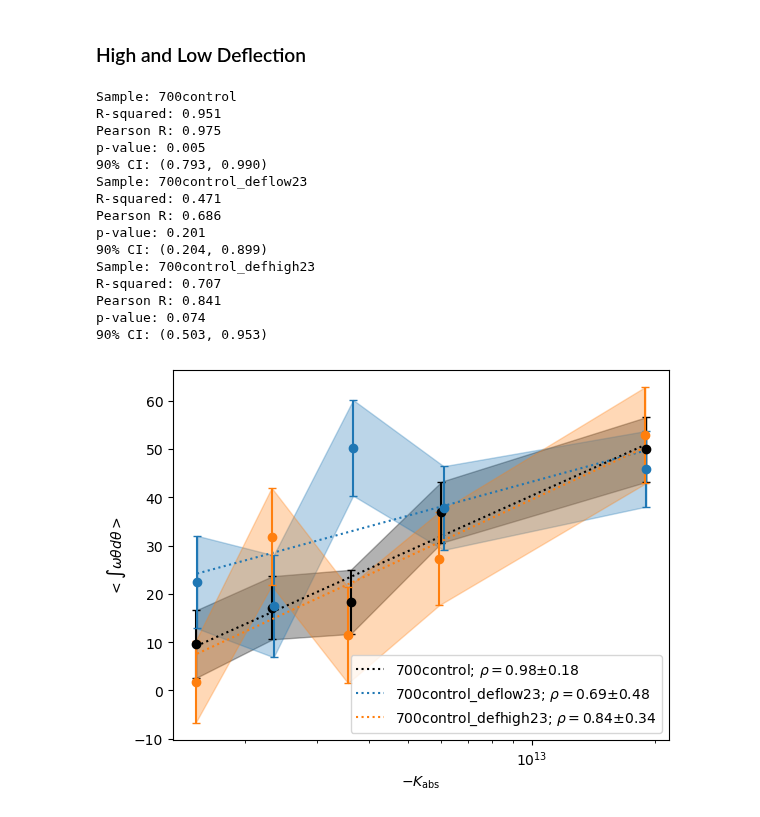
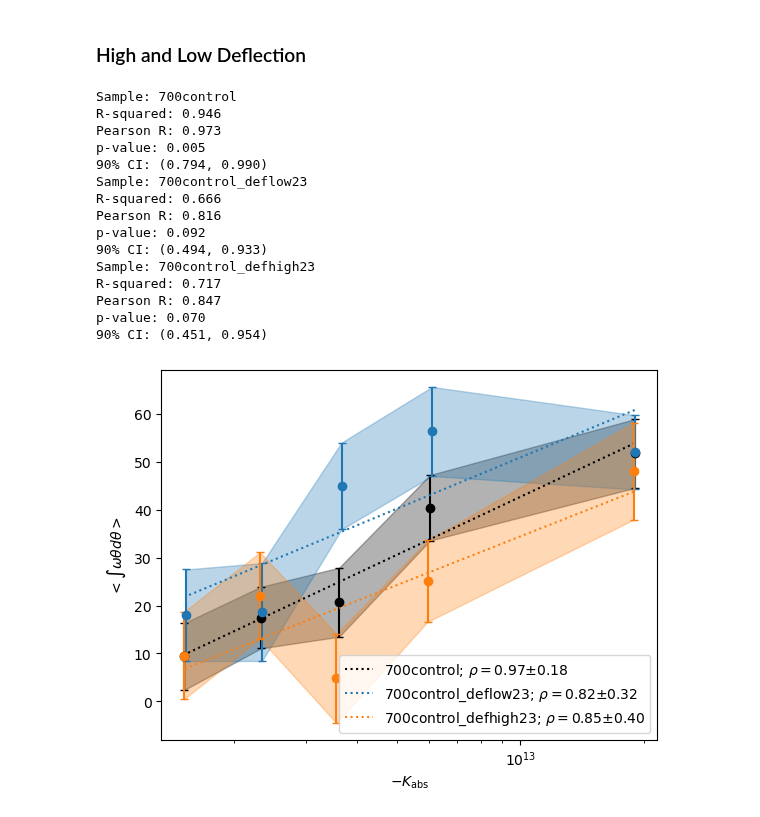
Before and after one commit to FedeDavilaKurban/Auger, a Jupyter notebook: plots.ipynb, the cells around one changed output. Drawn from its saved outputs; the diff is of its cells as text; code cells hidden in the pictures.

```diff
--- a/plots.ipynb
+++ b/plots.ipynb
@@ -445,7 +445,7 @@ import numpy as np
 from astropy.io import ascii
 
 nquant = int(5)
-nbootstrap = int(1000)
+nbootstrap = int(500)
 maxsep = int(25)
 
 fig, ax = plt.subplots()
@@ -480,42 +480,42 @@ for sample, color in zip(samples,colors):
     #label = f'{sample}; '+r'$R^2=$'+f'{res_lr.rvalue**2:.2f}'
     #label = f'{sample}; '+r'$\rho=$'+f'{res_prs.statistic:.2f}; '+r'$p=$'+f'{res_prs.pvalue:.2f}'
     label = f'{sample}; '+r'$\rho=$'+f'{res_prs.statistic:.2f}'+r'$\pm$'+f'{pearson_ci:.2f}'
 
     #ax.plot(-meanMag, res_lr.intercept - res_lr.slope*meanMag, ls=':',c=color,\
     #        label=label)
     ax.plot(10**(-.4*meanMag+3.28), res_lr.intercept - res_lr.slope*meanMag, ls=':',c=color,\
             label=label)
 
     #for i in range(len(int_mean)):
     ax.errorbar(10**(-.4*meanMag+3.28),int_mean,yerr=int_std,c=color,fmt='o',capsize=3)
     #ax.scatter(-meanMag,int_mean,c=color,marker='o')
     ax.fill_between(10**(-.4*meanMag+3.28),y1=int_mean-int_std,y2=int_mean+int_std,color=color,alpha=.3)
 
 
 ax.set_xscale('log')
 
 ax.set_ylabel(r'$<\int\omega\theta d\theta>$')
 ax.set_xlabel(r'$-K_{\mathrm{abs}}$')
 
 ax.legend(loc=0)
 
 #plt.savefig(f'../plots/int_K_nq{nquant}_nbs{nbootstrap}_700control_comparison.png')
 
 plt.show()
 # %% [output]
 Sample: 700control
-R-squared: 0.951
-Pearson R: 0.975
+R-squared: 0.946
+Pearson R: 0.973
 p-value: 0.005
-90% CI: (0.793, 0.990)
+90% CI: (0.794, 0.990)
 Sample: 700control_deflow23
-R-squared: 0.471
-Pearson R: 0.686
-p-value: 0.201
-90% CI: (0.204, 0.899)
+R-squared: 0.666
+Pearson R: 0.816
+p-value: 0.092
+90% CI: (0.494, 0.933)
 Sample: 700control_defhigh23
-R-squared: 0.707
-Pearson R: 0.841
-p-value: 0.074
-90% CI: (0.503, 0.953)
+R-squared: 0.717
+Pearson R: 0.847
+p-value: 0.070
+90% CI: (0.451, 0.954)
-[figure, old version]
+[figure, new version]
```
Also changed, not shown: parts of 1 cell of this notebook, 4 other files.
